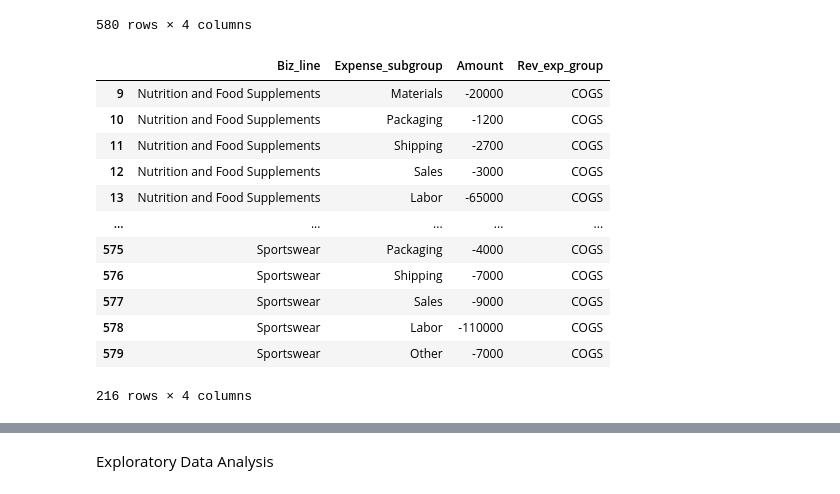
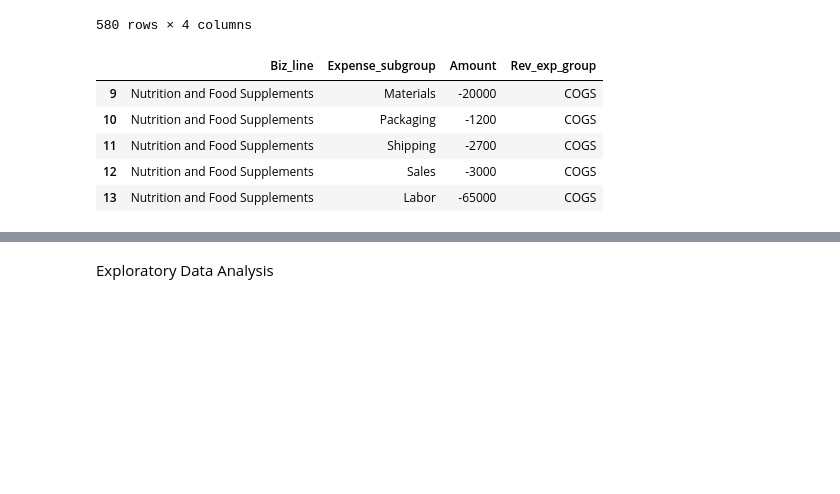
Before and after one commit to djibril968/Python_projects, a Jupyter notebook: Onyx_Financial_Analysis.ipynb, the cells around one changed output, grey strips where cells are left out. Saved outputs shown, nothing was run; the diff lists cells and outputs as text; code cells hidden in the pictures; blank space fills up the shorter version.

```diff
--- a/Onyx_Financial_Analysis.ipynb
+++ b/Onyx_Financial_Analysis.ipynb
@@ -107,6 +107,8 @@ Fin_data['Quarter'] = Fin_data['Date'].dt.quarter
 Fin_data['Quarter'] = 'qtr ' + Fin_data['Quarter'].astype(str)
 Fin_data['mon_no'] = Fin_data['Date'].dt.month
 
+Fin_data['Month_name'] = Fin_data['Month_name'].str[:3]
+
 Fin_data
 # %% [output]
 |  | Year | Month_name | Month_sequence | Date | Biz_line | Amount | Expense_subgroup | Rev_exp_group | ... |
@@ -216,19 +211,12 @@ Fin_data[['Biz_line', 'Expense_subgroup', 'Amount', 'Rev_exp_group']]
 #Fin_data.loc[Fin_data['Rev_exp_group'] == 'Consulting and professional services',['Biz_line', 'Expense_subgroup', 'Amount', 'Rev_exp_group']]
 # %%
 
-Fin_data.loc[Fin_data['Rev_exp_group'] == 'COGS',['Biz_line', 'Expense_subgroup', 'Amount', 'Rev_exp_group']]
+Fin_data.loc[Fin_data['Rev_exp_group'] == 'COGS',['Biz_line', 'Expense_subgroup', 'Amount', 'Rev_exp_group']].head()
 # %% [output]
 |  | Biz_line | Expense_subgroup | Amount | Rev_exp_group |
 | 9 | Nutrition and Food Supplements | Materials | -20000 | COGS |
 | 10 | Nutrition and Food Supplements | Packaging | -1200 | COGS |
 | 11 | Nutrition and Food Supplements | Shipping | -2700 | COGS |
 | 12 | Nutrition and Food Supplements | Sales | -3000 | COGS |
 | 13 | Nutrition and Food Supplements | Labor | -65000 | COGS |
-| ... | ... | ... | ... | ... |
-| 575 | Sportswear | Packaging | -4000 | COGS |
-| 576 | Sportswear | Shipping | -7000 | COGS |
-| 577 | Sportswear | Sales | -9000 | COGS |
-| 578 | Sportswear | Labor | -110000 | COGS |
-| 579 | Sportswear | Other | -7000 | COGS |
-216 rows × 4 columns
 # %%
```
Also changed, not shown: parts of 26 cells of this notebook.
